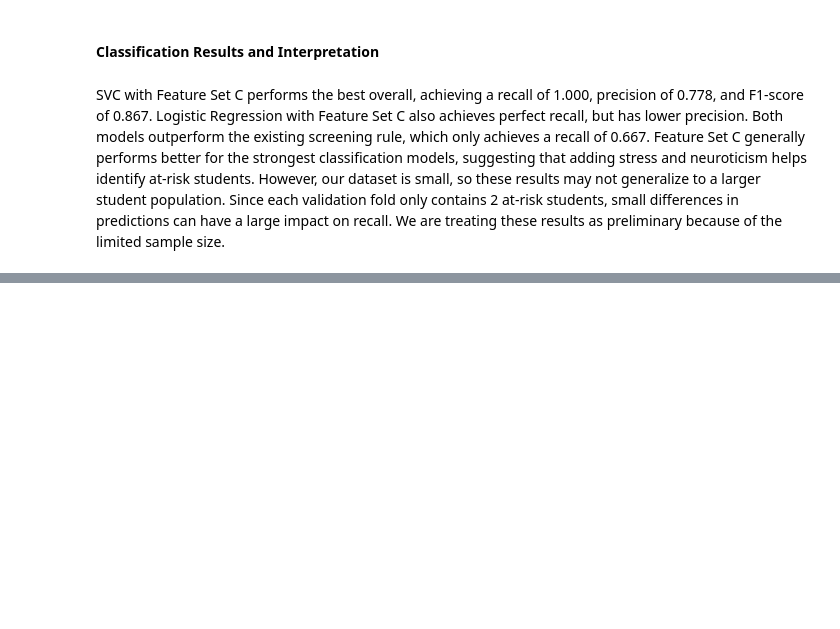
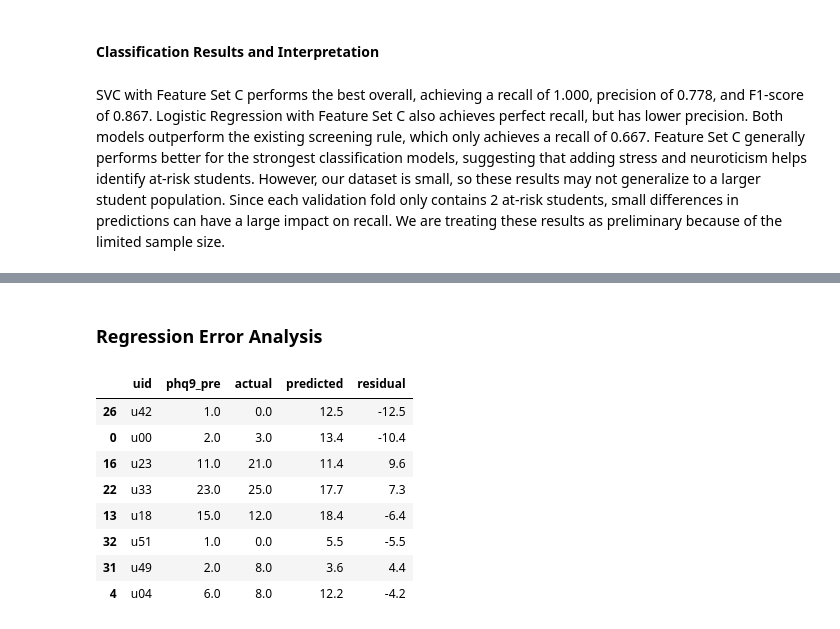
Before and after one commit to mariabssadh1-droid/spark_check, a Jupyter notebook: INSY 674-Group Project.ipynb, the cells around one changed output, grey strips where cells are left out. Cells and saved outputs as stored; diff of their text form; code cells hidden in the pictures; blank space fills up the shorter version.

Commit message:
Add model comparison, feature importance, error analysis, and hyperparameter tuning

```diff
--- a/INSY 674-Group Project.ipynb
+++ b/INSY 674-Group Project.ipynb
@@ -1770,0 +1775,14 @@ SVC with Feature Set C performs the best overall, achieving a recall of 1.000, p
+# %%
+# Refitting winning models/feature-set combinations (Random Forest for regression and SVC for classification, both with Feature Set C) on the full training so they can be inspected directly
+best_feature_set = "C: + stress, neuroticism"
+cols_C = feature_sets[best_feature_set]
+
+best_reg_pipeline = Pipeline([
+    ("preprocessor", make_preprocessor(cols_C)),
+    ("model", RandomForestRegressor(n_estimators=100, random_state=42))
+]).fit(X_train[cols_C], y_train_score)
+
+best_clf_pipeline = Pipeline([
+    ("preprocessor", make_preprocessor(cols_C)),
+    ("model", SVC(class_weight="balanced"))
+]).fit(X_train[cols_C], y_train_risk)
@@ -1770,0 +1825,26 @@ SVC with Feature Set C performs the best overall, achieving a recall of 1.000, p
+# %% [markdown]
+### Regression Error Analysis
+# %%
+# Out-of-fold predictions using the same cross-validation folds from the model comparison above, so these errors reflect genuine held-out performance instead of the model simply recalling the training data
+reg_preds = cross_val_predict(best_reg_pipeline, X_train[cols_C], y_train_score, cv=cv)
+
+error_table = pd.DataFrame({
+    "uid": train_data["uid"],
+    "phq9_pre": X_train["phq9_pre"],
+    "actual": y_train_score,
+    "predicted": reg_preds.round(1),
+    "residual": (y_train_score - reg_preds).round(1)
+}).sort_values("residual", key=abs, ascending=False)
+
+# Students with the largest residuals show where the regression model struggles most
+display(error_table.head(8))
+# %% [output]
+|  | uid | phq9_pre | actual | predicted | residual |
+| 26 | u42 | 1.0 | 0.0 | 12.5 | -12.5 |
+| 0 | u00 | 2.0 | 3.0 | 13.4 | -10.4 |
+| 16 | u23 | 11.0 | 21.0 | 11.4 | 9.6 |
+| 22 | u33 | 23.0 | 25.0 | 17.7 | 7.3 |
+| 13 | u18 | 15.0 | 12.0 | 18.4 | -6.4 |
+| 32 | u51 | 1.0 | 0.0 | 5.5 | -5.5 |
+| 31 | u49 | 2.0 | 8.0 | 3.6 | 4.4 |
+| 4 | u04 | 6.0 | 8.0 | 12.2 | -4.2 |
```
Also changed, not shown: parts of 49 cells of this notebook.
